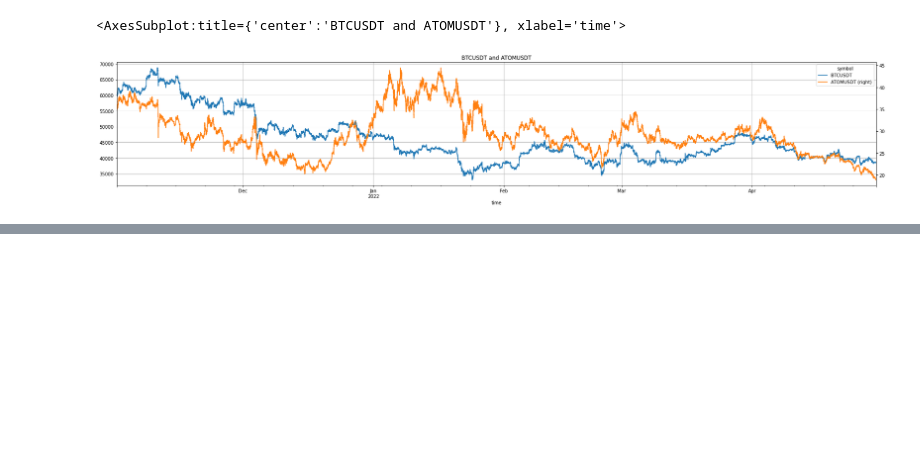
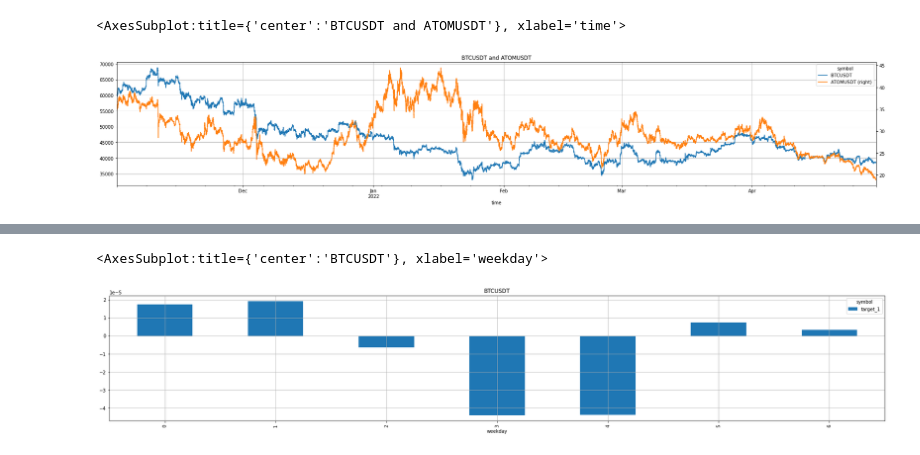
Before and after one commit to sergio12S/youtoube, a Jupyter notebook: research/relationships_regression.ipynb, the cells around one changed output, grey strips where cells are left out. Saved outputs shown, nothing was run; the diff lists cells and outputs as text; code cells hidden in the pictures; blank space fills up the shorter version.

Commit message:
weekday relationships, autocorrelation

```diff
--- a/research/relationships_regression.ipynb
+++ b/research/relationships_regression.ipynb
@@ -202,0 +253,23 @@ data.groupby('symbol')['close']\
+# %%
+data.groupby('symbol')['close']\
+    .resample('5Min')\
+    .last()\
+    .loc[['BTCUSDT']]\
+    .unstack('symbol')\
+    .assign(
+        target_1=lambda x: x['BTCUSDT'].shift(-1).pct_change(),
+        target_2=lambda x: x['BTCUSDT'].shift(-2).pct_change(),
+        target_3=lambda x: x['BTCUSDT'].shift(-3).pct_change(),
+        target_4=lambda x: x['BTCUSDT'].shift(-4).pct_change(),
+        target_5=lambda x: x['BTCUSDT'].shift(-5).pct_change(),
+        hours=lambda x: x.index.hour,
+        weekday=lambda x: x.index.weekday,
+    )\
+    .dropna()\
+    .groupby('weekday')\
+    .mean()\
+    .filter(like='target_1')\
+    .plot.bar(figsize=(30, 5), grid=True, legend=True, title='BTCUSDT')
+# %% [output]
+<AxesSubplot:title={'center':'BTCUSDT'}, xlabel='weekday'>
+[figure, added]
```
Also changed, not shown: parts of 5 cells of this notebook.
